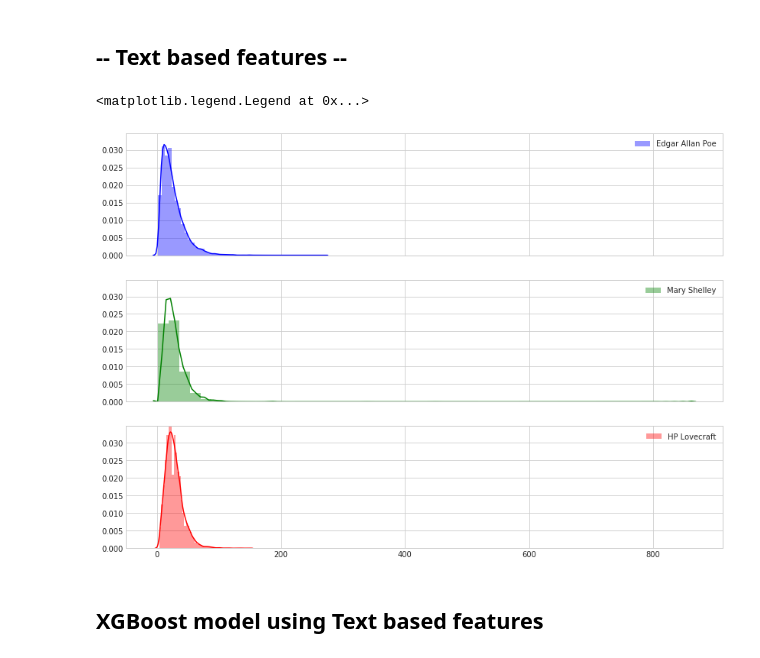
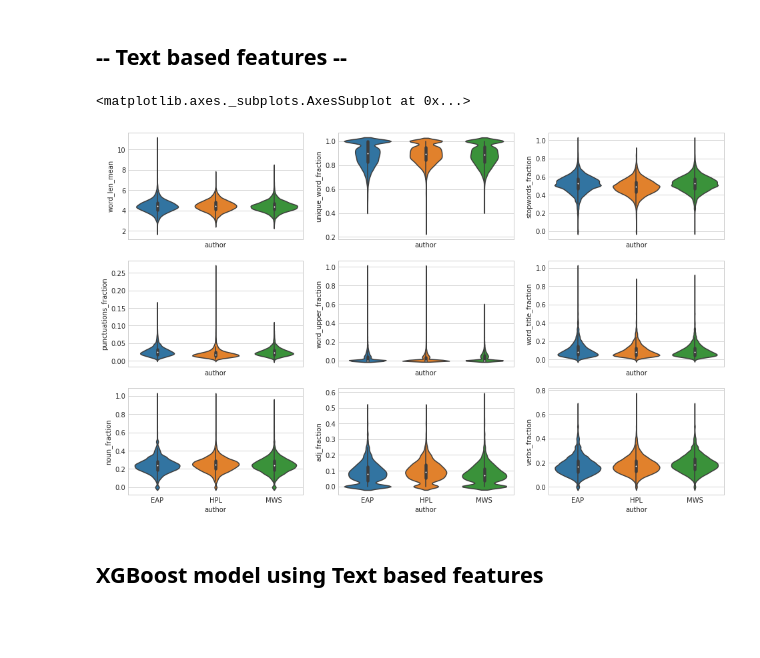
Before and after one commit to GuidoPaul/KaggleCompetitions, a Jupyter notebook: Spooky_Author_Identification/src/main.ipynb, the cells around one changed output. Cells and saved outputs as stored; diff of their text form; code cells hidden in the pictures; blank space fills up the shorter version.

```diff
--- a/Spooky_Author_Identification/src/main.ipynb
+++ b/Spooky_Author_Identification/src/main.ipynb
@@ -357,26 +420,19 @@ for dataset in full_data:
-# %%
-fig, ax = plt.subplots(nrows=3, sharex=True, sharey=True, figsize=(14, 10))
-sns.distplot(
-    train.loc[train['author'] == 'EAP']['word_count'].values,
-    ax=ax[0],
-    color='blue',
-    label='Edgar Allan Poe')
-sns.distplot(
-    train.loc[train['author'] == 'MWS']['word_count'].values,
-    ax=ax[1],
-    color='green',
-    label='Mary Shelley')
-sns.distplot(
-    train.loc[train['author'] == 'HPL']['word_count'].values,
-    ax=ax[2],
-    color='red',
-    label='HP Lovecraft')
-ax[0].legend(loc=0)
-ax[1].legend(loc=0)
-ax[2].legend(loc=0)
-# %% [output]
-<matplotlib.legend.Legend at 0x...>
-[figure, removed]
+# %%
+fig, ax = plt.subplots(nrows=3, ncols=3, sharex=True, sharey=False, figsize=(16, 10))
+sns.violinplot(x='author', y='word_len_mean', data=train, ax=ax[0, 0])
+sns.violinplot(x='author', y='unique_word_fraction', data=train, ax=ax[0, 1])
+sns.violinplot(x='author', y='stopwords_fraction', data=train, ax=ax[0, 2])
+
+sns.violinplot(x='author', y='punctuations_fraction', data=train, ax=ax[1, 0])
+sns.violinplot(x='author', y='word_upper_fraction', data=train, ax=ax[1, 1])
+sns.violinplot(x='author', y='word_title_fraction', data=train, ax=ax[1, 2])
+
+sns.violinplot(x='author', y='noun_fraction', data=train, ax=ax[2, 0])
+sns.violinplot(x='author', y='adj_fraction', data=train, ax=ax[2, 1])
+sns.violinplot(x='author', y='verbs_fraction', data=train, ax=ax[2, 2])
+# %% [output]
+<matplotlib.axes._subplots.AxesSubplot at 0x...>
+[figure, added]
 # %% [markdown]
 ## XGBoost model using Text based features
 # %%
```
Also changed, not shown: parts of 11 cells of this notebook.
